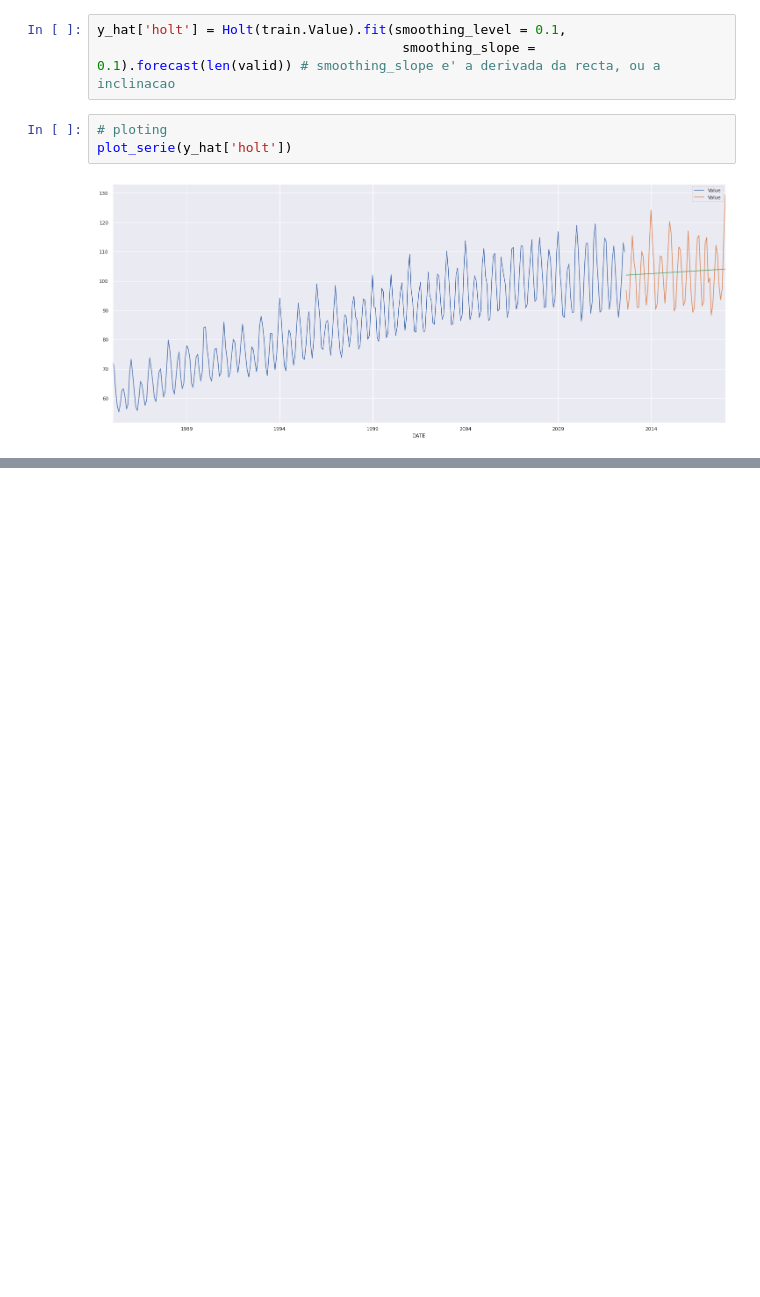
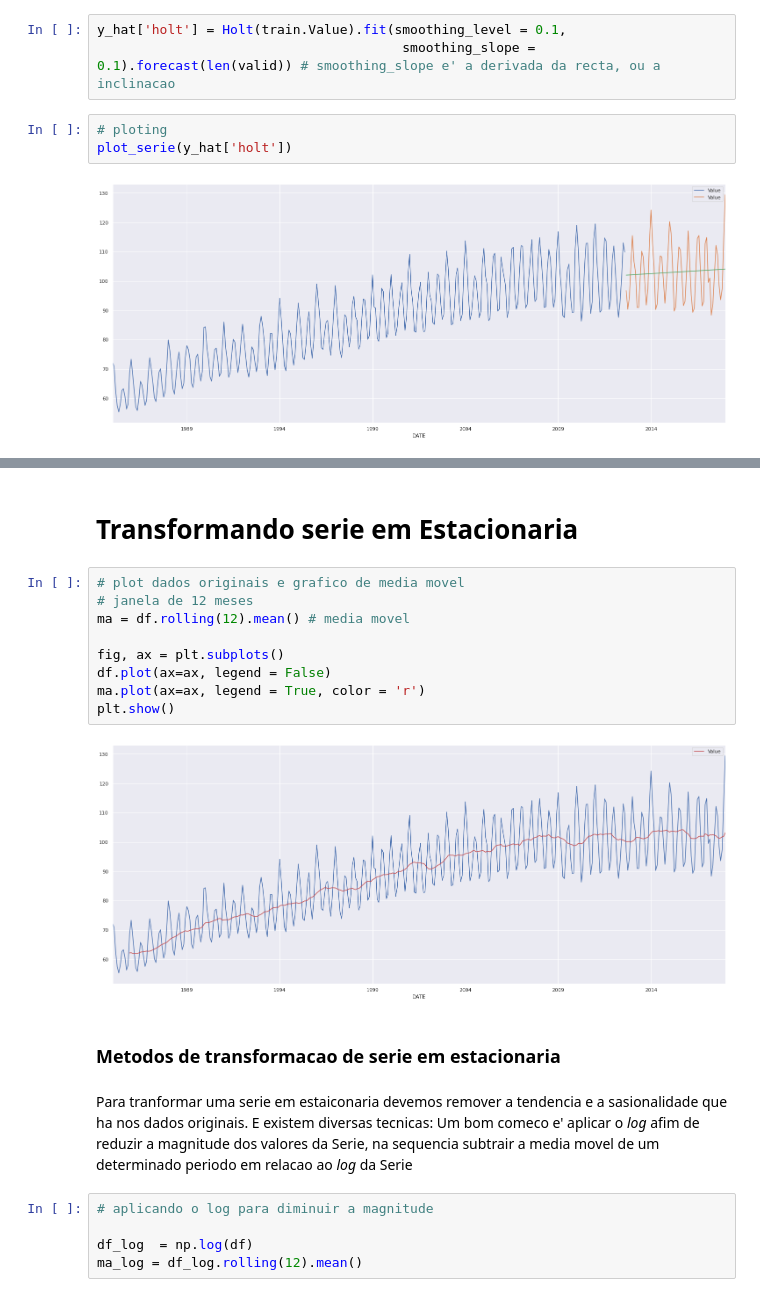
Before and after one commit to franciscofijamo/machine_learng_handson, a Jupyter notebook: TIME_SERIES_2_eletrecity_time_series.ipynb, the cells around one changed output, grey strips where cells are left out. Cells and saved outputs as stored; diff of their text form; blank space fills up the shorter version.

```diff
--- a/TIME_SERIES_2_eletrecity_time_series.ipynb
+++ b/TIME_SERIES_2_eletrecity_time_series.ipynb
@@ -264,0 +312,23 @@ Erro Holt Approuch:
+# %% [markdown]
+# Transformando serie em Estacionaria
+# %%
+# plot dados originais e grafico de media movel
+# janela de 12 meses
+ma = df.rolling(12).mean() # media movel
+
+fig, ax = plt.subplots()
+df.plot(ax=ax, legend = False)
+ma.plot(ax=ax, legend = True, color = 'r')
+plt.show()
+# %% [output]
+[figure, added]
+# %% [markdown]
+### Metodos de transformacao de serie em estacionaria
+# %% [markdown]
+Para tranformar uma serie em estaiconaria devemos remover a  tendencia e a sasionalidade que ha nos dados originais. E existem diversas tecnicas:
+Um bom comeco e' aplicar o *log* afim de reduzir a magnitude dos valores da Serie, na sequencia subtrair a media movel de um determinado periodo em relacao ao *log* da Serie
+# %%
+# aplicando o log para diminuir a magnitude
+
+df_log  = np.log(df)
+ma_log = df_log.rolling(12).mean()
```
Also changed, not shown: parts of 24 cells of this notebook.
